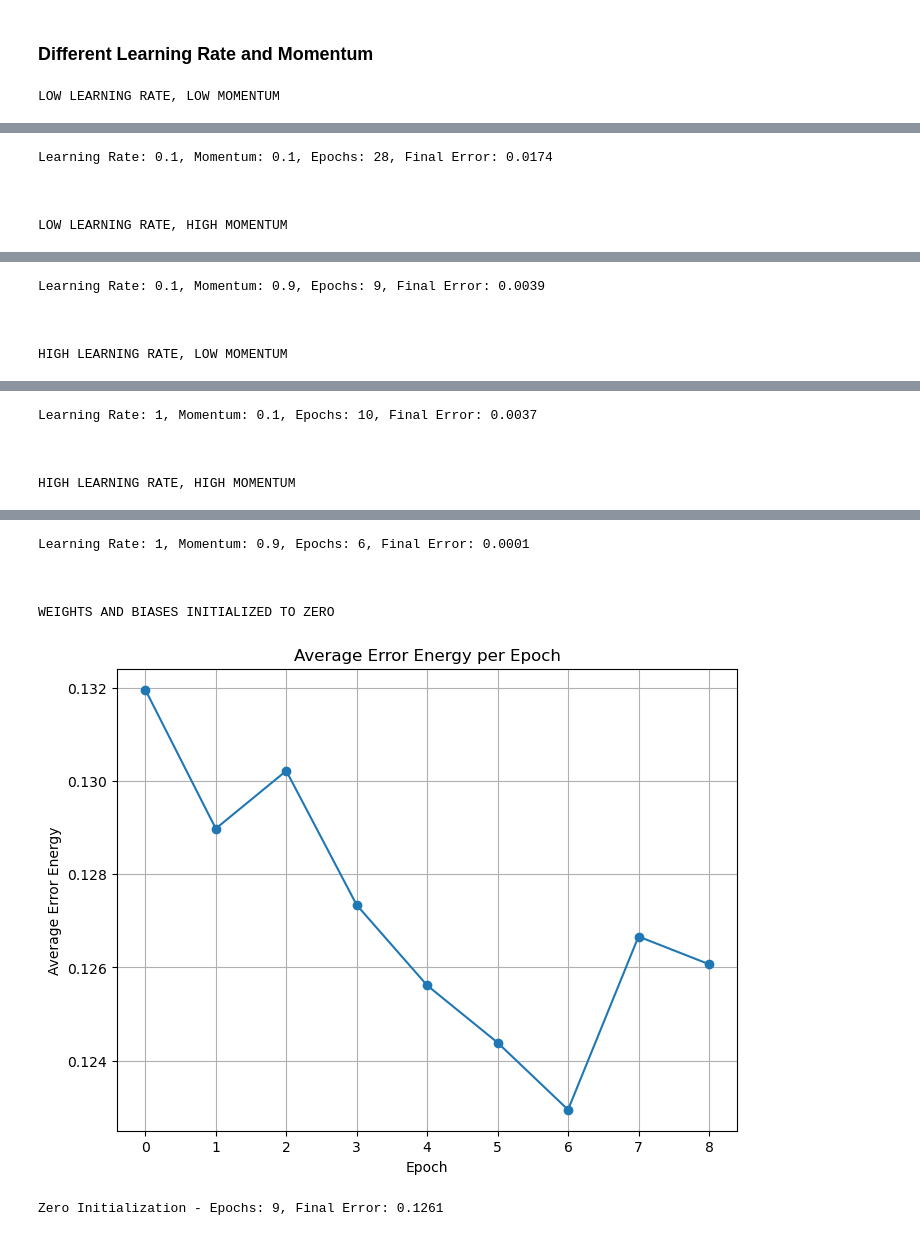
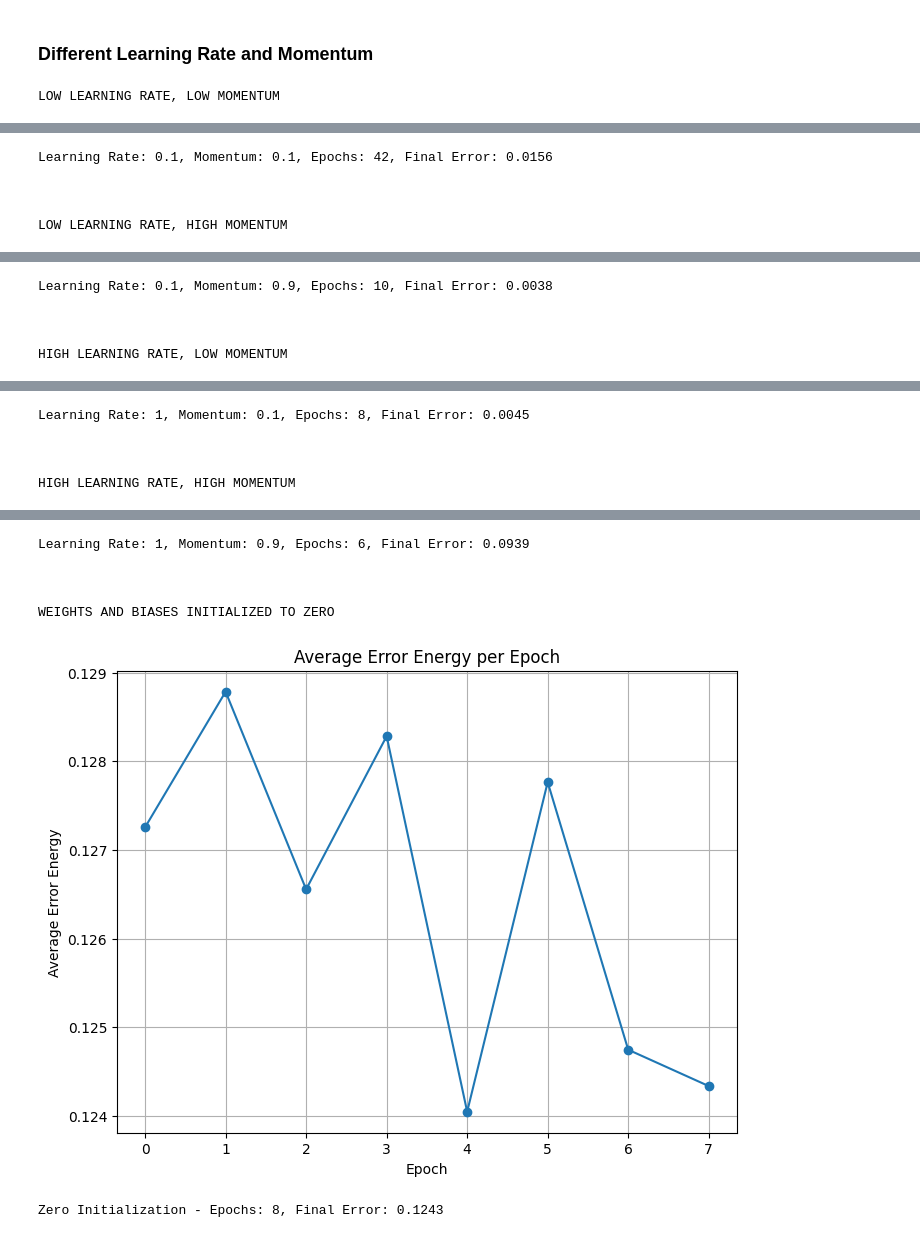
Before and after one commit to AndrewChang-cpu/Basic-MLP-Classifier, a Jupyter notebook: notebook.ipynb, the cells around one changed output, grey strips where cells are left out. Cells and saved outputs as stored; diff of their text form; code cells hidden in the pictures.

```diff
--- a/notebook.ipynb
+++ b/notebook.ipynb
@@ -37,10 +37,6 @@ plt.show()
 # %% [markdown]
 ### MLP Definition
 # %%
-# Sigmoid activation function and its derivative
-sigmoid = lambda x: 1 / (1 + np.exp(-x))
-sigmoid_derivative = lambda x: sigmoid(x) * (1 - sigmoid(x))
-
 class MLP:
     def __init__(self, input_size, hidden_size, output_size, learning_rate, momentum, w1=None, w2=None, b1=None, b2=None):
         # Initialize weights and biases
@@ -89,7 +85,7 @@ class MLP:
         error = target - self.y2
 
         # Backpropagation for output layer
-        local_gradient2 = error * sigmoid_derivative(self.z2)
+        local_gradient2 = -error * sigmoid_derivative(self.z2)
         delta_w2 = self.learning_rate * np.outer(local_gradient2, self.y1) + self.momentum * self.momentum_w2
         delta_b2 = self.learning_rate * local_gradient2 + self.momentum * self.momentum_b2
 
@@ -99,10 +95,10 @@ class MLP:
         delta_b1 = self.learning_rate * local_gradient1 + self.momentum * self.momentum_b1
 
         # Update weights and biases
-        self.w2 += delta_w2
-        self.b2 += delta_b2
-        self.w1 += delta_w1
-        self.b1 += delta_b1
+        self.w2 -= delta_w2
+        self.b2 -= delta_b2
+        self.w1 -= delta_w1
+        self.b1 -= delta_b1
 
         # Update momentum terms
         self.momentum_w2 = delta_w2
@@ -293,7 +289,7 @@ lr = 0.1
 mom = 0.1
 print('LOW LEARNING RATE, LOW MOMENTUM')
 mlp = MLP(input_size, hidden_size, output_size, learning_rate=lr, momentum=mom)
-errors = train_until_convergence(mlp, X, y)
+errors = train_until_convergence(mlp, X, y, tolerance=0.001)
 print(f"Learning Rate: {lr}, Momentum: {mom}, Epochs: {len(errors)}, Final Error: {errors[-1]:.4f}")
 print('\n\n')
 
@@ -301,7 +297,7 @@ lr = 0.1
 mom = 0.9
 print('LOW LEARNING RATE, HIGH MOMENTUM')
 mlp = MLP(input_size, hidden_size, output_size, learning_rate=lr, momentum=mom)
-errors = train_until_convergence(mlp, X, y)
+errors = train_until_convergence(mlp, X, y, tolerance=0.001)
 print(f"Learning Rate: {lr}, Momentum: {mom}, Epochs: {len(errors)}, Final Error: {errors[-1]:.4f}")
 print('\n\n')
 
@@ -309,7 +305,7 @@ lr = 1
 mom = 0.1
 print('HIGH LEARNING RATE, LOW MOMENTUM')
 mlp = MLP(input_size, hidden_size, output_size, learning_rate=lr, momentum=mom)
-errors = train_until_convergence(mlp, X, y)
+errors = train_until_convergence(mlp, X, y, tolerance=0.001)
 print(f"Learning Rate: {lr}, Momentum: {mom}, Epochs: {len(errors)}, Final Error: {errors[-1]:.4f}")
 print('\n\n')
 
@@ -317,7 +313,7 @@ lr = 1
 mom = 0.9
 print('HIGH LEARNING RATE, HIGH MOMENTUM')
 mlp = MLP(input_size, hidden_size, output_size, learning_rate=lr, momentum=mom)
-errors = train_until_convergence(mlp, X, y)
+errors = train_until_convergence(mlp, X, y, tolerance=0.001)
 print(f"Learning Rate: {lr}, Momentum: {mom}, Epochs: {len(errors)}, Final Error: {errors[-1]:.4f}")
 print('\n\n')
 
@@ -328,7 +324,7 @@ zero_initialized_mlp = MLP(
     w1=np.zeros((hidden_size, input_size)), w2=np.zeros((output_size, hidden_size)),
     b1=np.zeros(hidden_size), b2=np.zeros(output_size)
 )
-errors = train_until_convergence(zero_initialized_mlp, X, y)
+errors = train_until_convergence(zero_initialized_mlp, X, y, tolerance=0.001)
 print(f"Zero Initialization - Epochs: {len(errors)}, Final Error: {errors[-1]:.4f}")
 # %% [output]
 LOW LEARNING RATE, LOW MOMENTUM
@@ -336,4 +332,4 @@ LOW LEARNING RATE, LOW MOMENTUM
-Learning Rate: 0.1, Momentum: 0.1, Epochs: 28, Final Error: 0.0174
+Learning Rate: 0.1, Momentum: 0.1, Epochs: 42, Final Error: 0.0156
 
 
 
@@ -342,4 +338,4 @@ LOW LEARNING RATE, HIGH MOMENTUM
-Learning Rate: 0.1, Momentum: 0.9, Epochs: 9, Final Error: 0.0039
+Learning Rate: 0.1, Momentum: 0.9, Epochs: 10, Final Error: 0.0038
 
 
 
@@ -348,4 +344,4 @@ HIGH LEARNING RATE, LOW MOMENTUM
-Learning Rate: 1, Momentum: 0.1, Epochs: 10, Final Error: 0.0037
+Learning Rate: 1, Momentum: 0.1, Epochs: 8, Final Error: 0.0045
 
 
 
@@ -354,7 +350,7 @@ HIGH LEARNING RATE, HIGH MOMENTUM
-Learning Rate: 1, Momentum: 0.9, Epochs: 6, Final Error: 0.0001
+Learning Rate: 1, Momentum: 0.9, Epochs: 6, Final Error: 0.0939
 
 
 
 WEIGHTS AND BIASES INITIALIZED TO ZERO
-[figure, old version]
+[figure, new version]
-Zero Initialization - Epochs: 9, Final Error: 0.1261
+Zero Initialization - Epochs: 8, Final Error: 0.1243
```
Also changed, not shown: parts of 3 cells of this notebook.
